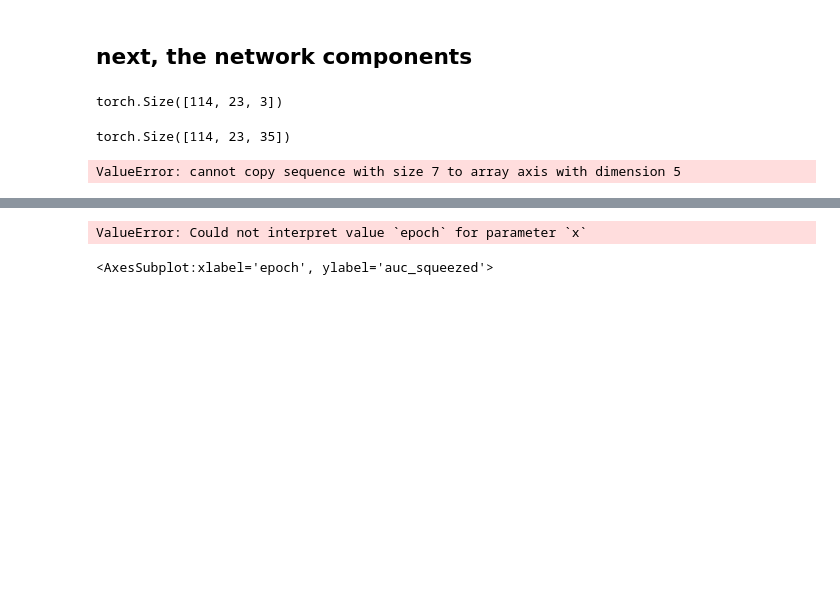
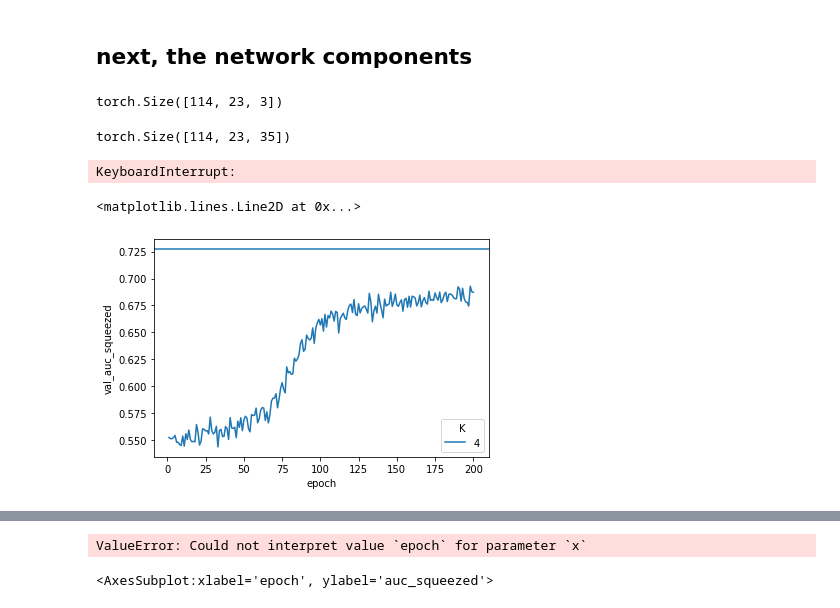
Before and after one commit to joebhakim/testbed, a Jupyter notebook: dev_notebook.ipynb, the cells around one changed output, grey strips where cells are left out. Cells and saved outputs as stored; diff of their text form; code cells hidden in the pictures; blank space fills up the shorter version.

```diff
--- a/dev_notebook.ipynb
+++ b/dev_notebook.ipynb
@@ -367,11 +372,13 @@ metrics_record_dict = {}
 K_iter_list = [1,4,16,64]
 
 for K in K_iter_list:
-    metrics_record = utils.training_loop_iter_K(K,x_train, y_train, x_val, y_val, bs=512, n_epochs=50)
+    metrics_record = utils.training_loop_iter_K(K, x_train, y_train, x_val, y_val, bs=512, n_epochs=200, n_epochs_pretrain=100, tf=tf, tg=tg)
     metrics_record_dict[K] = metrics_record
     metrics_record_dict[K]['K'] = K
 
 metrics_record_allparams = pd.concat([metrics_record_dict[K_iter] for K_iter in K_iter_list])
 metrics_record_allparams['K'] = pd.Categorical(metrics_record_allparams['K']) # for plotting
 # %% [output]
-ValueError: cannot copy sequence with size 7 to array axis with dimension 5
+KeyboardInterrupt:
+# %%
+val_auc_est = metrics_record_allparams.iloc[-1]['val_auc']
@@ -378 +387,7 @@ ValueError: cannot copy sequence with size 7 to array axis with dimension 5
+# %%
+ax = sns.lineplot(data=metrics_record_allparams, x='epoch', y='val_auc_squeezed', hue='K')
+plt.axhline(val_auc_est)
+# %% [output]
+<matplotlib.lines.Line2D at 0x...>
+[figure, added]
 # %%
```
Also changed, not shown: parts of 21 cells of this notebook, 3 other files.
